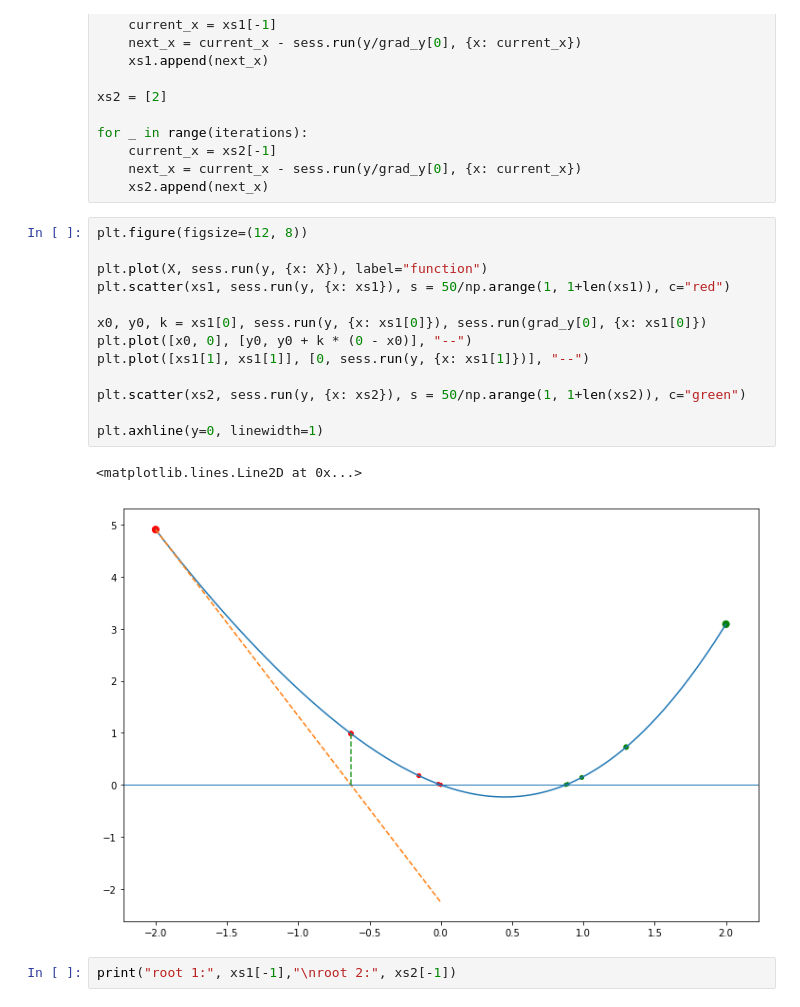
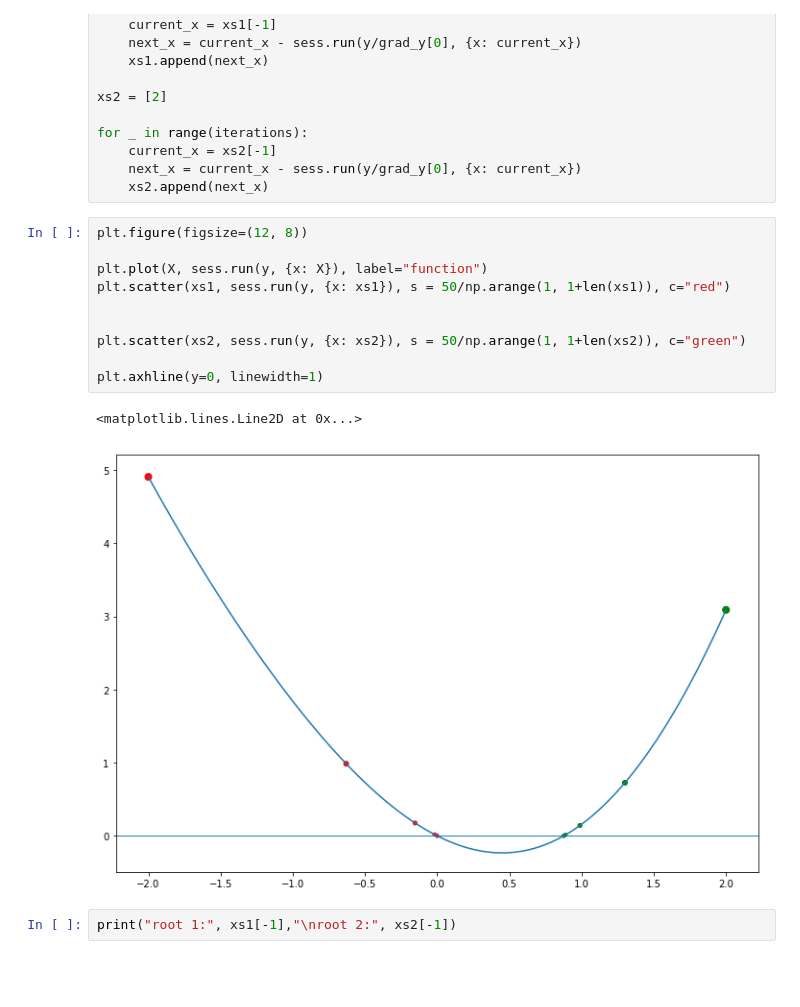
Before and after one commit to vazgenzohranyan/ml, a Jupyter notebook: TensorFlow/Newton method with tf.ipynb, the cells around one changed output. Cells and saved outputs as stored; diff of their text form; blank space fills up the shorter version.

```diff
--- a/TensorFlow/Newton method with tf.ipynb
+++ b/TensorFlow/Newton method with tf.ipynb
@@ -87,19 +68,16 @@ for _ in range(iterations):
 # %%
 plt.figure(figsize=(12, 8))
 
 plt.plot(X, sess.run(y, {x: X}), label="function")
 plt.scatter(xs1, sess.run(y, {x: xs1}), s = 50/np.arange(1, 1+len(xs1)), c="red")
 
-x0, y0, k = xs1[0], sess.run(y, {x: xs1[0]}), sess.run(grad_y[0], {x: xs1[0]})
-plt.plot([x0, 0], [y0, y0 + k * (0 - x0)], "--")
-plt.plot([xs1[1], xs1[1]], [0, sess.run(y, {x: xs1[1]})], "--")
 
 plt.scatter(xs2, sess.run(y, {x: xs2}), s = 50/np.arange(1, 1+len(xs2)), c="green")
 
 plt.axhline(y=0, linewidth=1)
 # %% [output]
 <matplotlib.lines.Line2D at 0x...>
-[figure, old version]
+[figure, new version]
 # %%
 print("root 1:", xs1[-1],"\nroot 2:", xs2[-1])
 # %% [output]
```
Also changed, not shown: parts of 1 cell of this notebook, 3 other files.
